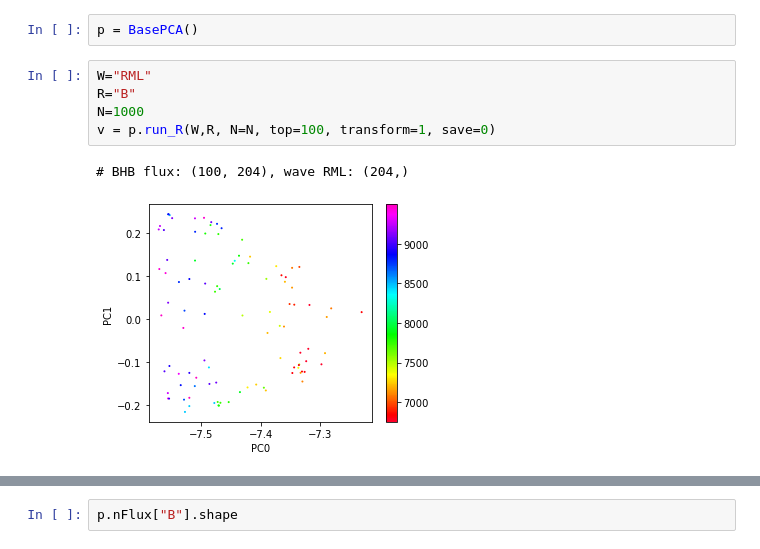
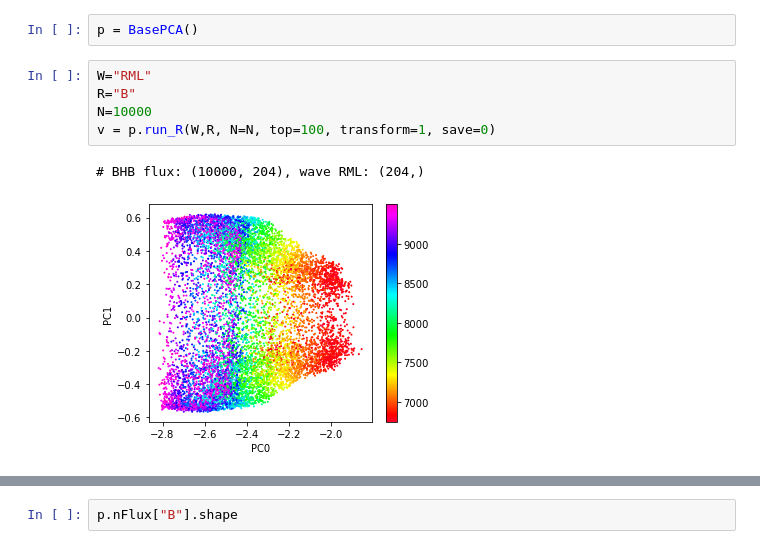
Before and after one commit to ViskaWei/LV, a Jupyter notebook: nb/RML_PCA.ipynb, the cells around one changed output, grey strips where cells are left out. Saved outputs shown, nothing was run; the diff lists cells and outputs as text.

```diff
--- a/nb/RML_PCA.ipynb
+++ b/nb/RML_PCA.ipynb
@@ -32,8 +32,8 @@ p = BasePCA()
 # %%
 W="RML"
 R="B"
-N=1000
+N=10000
 v = p.run_R(W,R, N=N, top=100, transform=1, save=0)
 # %% [output]
-# BHB flux: (100, 204), wave RML: (204,)
+# BHB flux: (10000, 204), wave RML: (204,)
-[figure, old version]
+[figure, new version]
```
Also changed, not shown: parts of 3 cells of this notebook, 7 other files.
